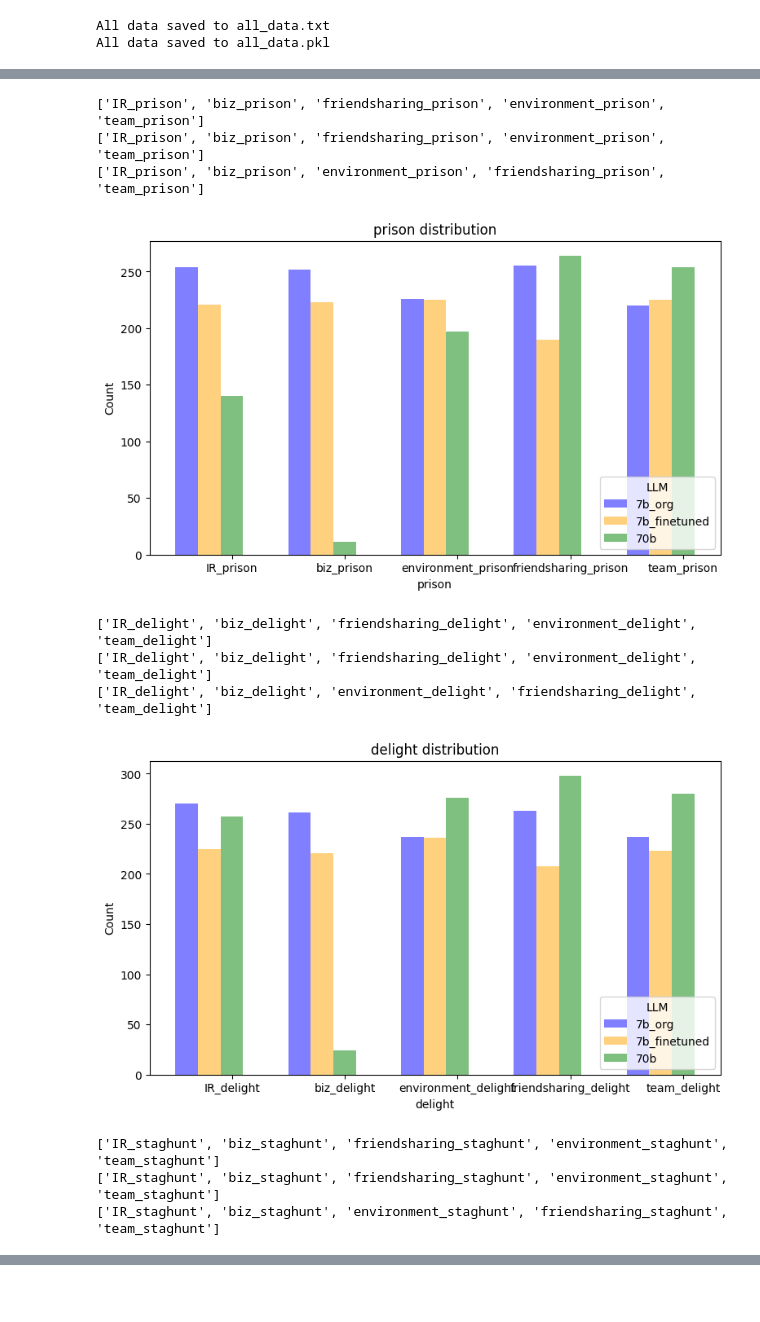
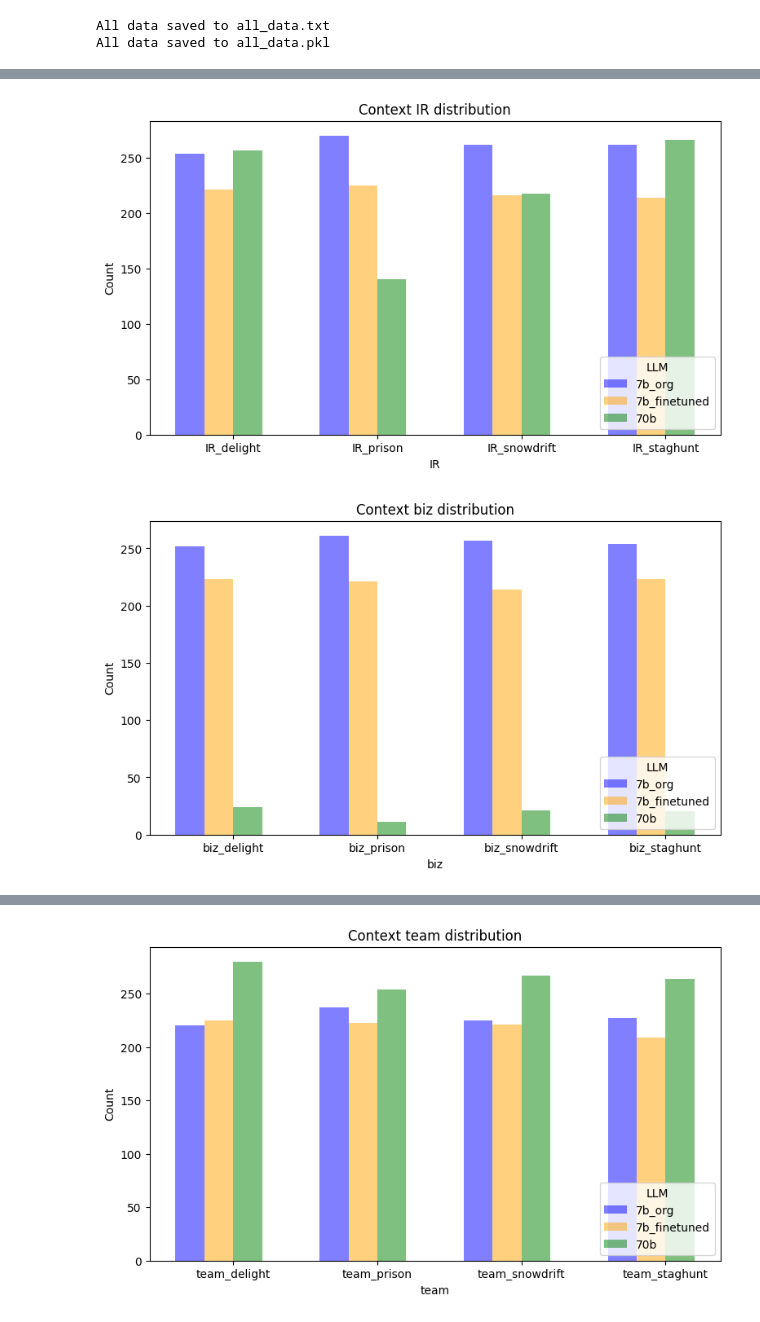
Before and after one commit to sepehrilami/LFB, a Jupyter notebook: notebooks/result_analysis.ipynb, the cells around one changed output, grey strips where cells are left out. Saved outputs shown, nothing was run; the diff lists cells and outputs as text; code cells hidden in the pictures; blank space fills up the shorter version.

```diff
--- a/notebooks/result_analysis.ipynb
+++ b/notebooks/result_analysis.ipynb
@@ -130,7 +130,7 @@ from collections import defaultdict
 
 categorized_keys = defaultdict(list)
 for item in keys:
-    prefix = item.split('_')[1]  # Get the prefix before the underscore
+    prefix = item.split('_')[0]  # Get the prefix before the underscore
     categorized_keys[prefix].append(item)
 
 # Extract values from the dictionary to get the list of lists
@@ -155,52 +156,45 @@ defaultdict(list,
               'team_snowdrift']})
 # %%
-def aggregated_comparison_by_context(all_data, category, category_type):
+def aggregated_comparison_by_category(all_data, category, category_type):
     llms = all_data.keys()
     plt.figure(figsize=(8, 5))
     bar_width = 0.2
     llm_colors = {'7b_org': 'blue', '7b_finetuned': 'orange', '70b': 'green'}  # Add colors for other LLMs as needed
     legend_handles = []
 
     for index, llm in enumerate(llms):
         distribution = all_data[llm]
 
         # filter games in distribution that have the context in the name
         valid_games = [game for game in distribution.keys() if category in game]
-        print(valid_games)
 
         # set the x positions for bars
         x = [pos + bar_width * index for pos in range(len(valid_games))]
 
         for i, game in enumerate(valid_games):
             # only show the value for key: '  C'
             color = llm_colors[llm]
             plt.bar(x[i], distribution[game]['  C'], width=bar_width, alpha=0.5, label=game, color=color)
 
         # Add legend entry for current LLM
         legend_handles.append(plt.Rectangle((0, 0), 1, 1, fc=color, alpha=0.5, edgecolor='none'))
 
     plt.xticks([pos + bar_width * (len(valid_games) - 1) / 2 for pos in range(len(valid_games))], valid_games)
     plt.xlabel(category)
     plt.ylabel('Count')
-    plt.title(f'{category_type}: {category} distribution')
+    plt.title(f'{category_type} {category} distribution')
     plt.legend(legend_handles, llms, loc='lower right', title='LLM')
     plt.subplots_adjust(right=1)  # Increase the right margin to accommodate the legend
     # save plot
-    plt.savefig(os.path.join("../figs", category + '_distribution.png'))
-    plt.show()
+    if category_type == 'Context':
+        plt.savefig(os.path.join("../figs/context", category + '_distribution.png'))
+    else:
+        plt.savefig(os.path.join("../figs/game", category + '_distribution.png'))
+    # plt.show()
 
 
 for category in categorized_keys:
-    aggregated_comparison_by_context(all_data, category, category_type='context')
+    aggregated_comparison_by_category(all_data, category, category_type='Context')
 # %% [output]
-['IR_prison', 'biz_prison', 'friendsharing_prison', 'environment_prison', 'team_prison']
-['IR_prison', 'biz_prison', 'friendsharing_prison', 'environment_prison', 'team_prison']
-['IR_prison', 'biz_prison', 'environment_prison', 'friendsharing_prison', 'team_prison']
-[figure, old version]
+[figure, new version]
-['IR_delight', 'biz_delight', 'friendsharing_delight', 'environment_delight', 'team_delight']
-['IR_delight', 'biz_delight', 'friendsharing_delight', 'environment_delight', 'team_delight']
-['IR_delight', 'biz_delight', 'environment_delight', 'friendsharing_delight', 'team_delight']
-[figure, old version]
+[figure, new version]
-['IR_staghunt', 'biz_staghunt', 'friendsharing_staghunt', 'environment_staghunt', 'team_staghunt']
-['IR_staghunt', 'biz_staghunt', 'friendsharing_staghunt', 'environment_staghunt', 'team_staghunt']
-['IR_staghunt', 'biz_staghunt', 'environment_staghunt', 'friendsharing_staghunt', 'team_staghunt']
@@ -211,0 +203 @@ for category in categorized_keys:
+[figure, added]
```
Also changed, not shown: parts of 2 cells of this notebook, 2 other files.
